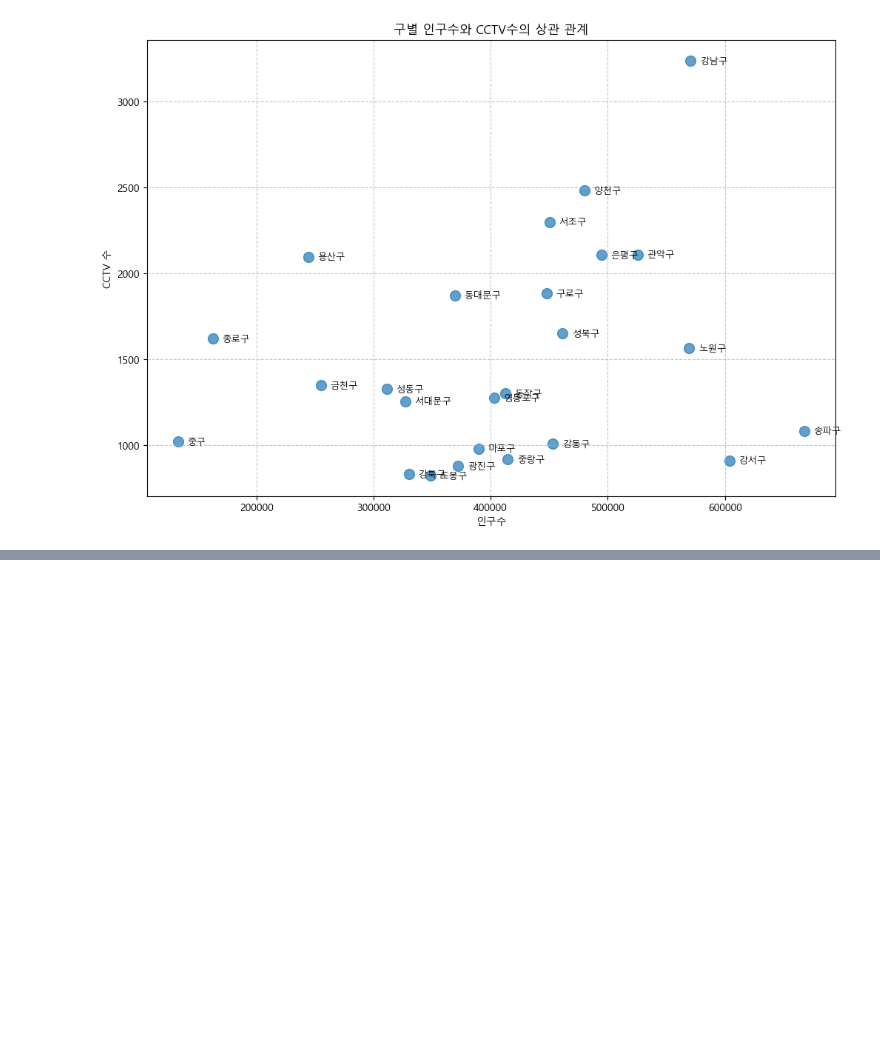
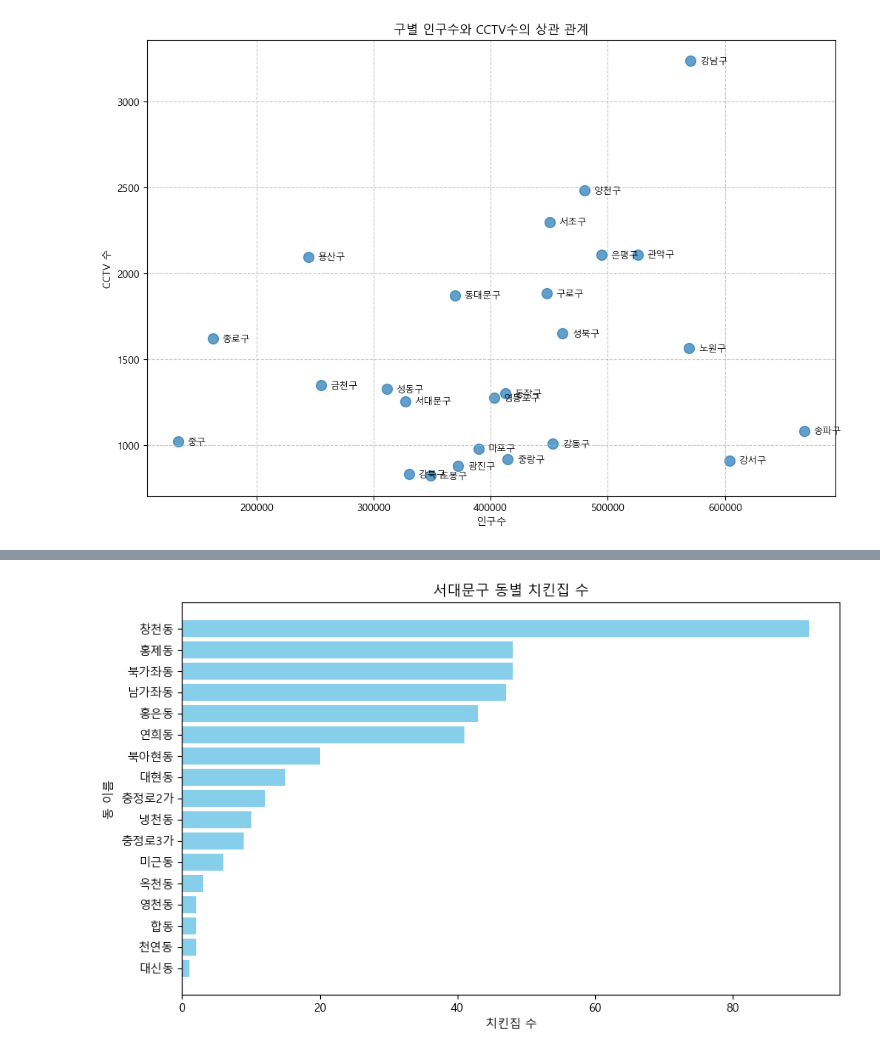
Before and after one commit to jeonggga/SESAC3_Study, a Jupyter notebook: 251130_data_analysis_and_graphs.ipynb, the cells around one changed output, grey strips where cells are left out. Saved outputs shown, nothing was run; the diff lists cells and outputs as text; code cells hidden in the pictures; blank space fills up the shorter version.

```diff
--- a/251130_data_analysis_and_graphs.ipynb
+++ b/251130_data_analysis_and_graphs.ipynb
@@ -620,0 +705,6 @@ population_data
+# %%
+seodaemun_data = seodaemun_data[seodaemun_data['업태구분명'].str.contains('통닭', na=False)]
+# 문자열 안에 '통닭'이 포함되어 있는지 확인
+# na=False → NaN 값이 있으면 False로 처리
+
+seodaemun_data
@@ -620,0 +745,14 @@ population_data
+# %%
+# apply 사용해봅시다
+# 서대문 데이터에 동이라는 새로운 컬럼을 만드는거 = 내용은 소재지전체주소에서 본인이 만든 함수로 동만 뽑아내서 그 값을 거기에 넣습니다.
+# seodaemun_data['동'] = seodaemun_data['소재지전체주소'].apply("본인이 만든 함수")
+# apply = “표의 각 칸/각 줄마다 내가 시키는 일을 한 번에 해주는 기능”
+# 예시
+def get_dong(address):
+    # address = '서울특별시 서대문구 창천동 33-25번지' / address 는 이런 형태로 들어옵니다.
+    # 이걸 리스트로 받아오니까 아까 했던 것처럼 split으로 나눈다음에 인덱스 위치가 2번째인걸 가져와서 return을 하면 되지 않을까? 라고 생각합니다.
+    # address.split(" ") = ["서울특별시", "서대문구", "창천동", "33-25번지"]
+    address = address.split(" ")[2]
+    return address
+seodaemun_data["동"] = seodaemun_data['소재지전체주소'].apply(get_dong)
+seodaemun_data
@@ -620,0 +784,3 @@ population_data
+# %%
+dong_count = seodaemun_data['동'].value_counts()    # 각 동이 몇 번 나오는지 세어주는 함수
+dong_count
@@ -620,0 +807,23 @@ population_data
+# %%
+
+plt.figure(figsize=(10,6))  # 그래프의 크기 지정 (가로 10, 세로 6)
+plt.barh(dong_count.index, dong_count.values, color='skyblue')
+# 수평 막대그래프 그리기
+# dong_count.index → y축 레이블(동 이름)
+# dong_count.values → x축 값(치킨집 수)
+# color='skyblue' → 막대 색상을 하늘색으로 지정
+
+plt.xlabel('치킨집 수')  # x축 제목
+plt.ylabel('동 이름')     # y축 제목
+plt.title('서대문구 동별 치킨집 수')  # 그래프 제목
+
+plt.gca().invert_yaxis()  # y축 순서를 반전, 가장 큰 값이 위로 오도록
+plt.show()  # 그래프 출력
+
+
+# ------------------------------------------------------------
+#     서울시 서대문구에서 치킨집이 가장 많은 동은?
+#     창천동
+# ------------------------------------------------------------
+# %% [output]
+[figure, added]
```
Also changed, not shown: parts of 31 cells of this notebook, 4 other files.
